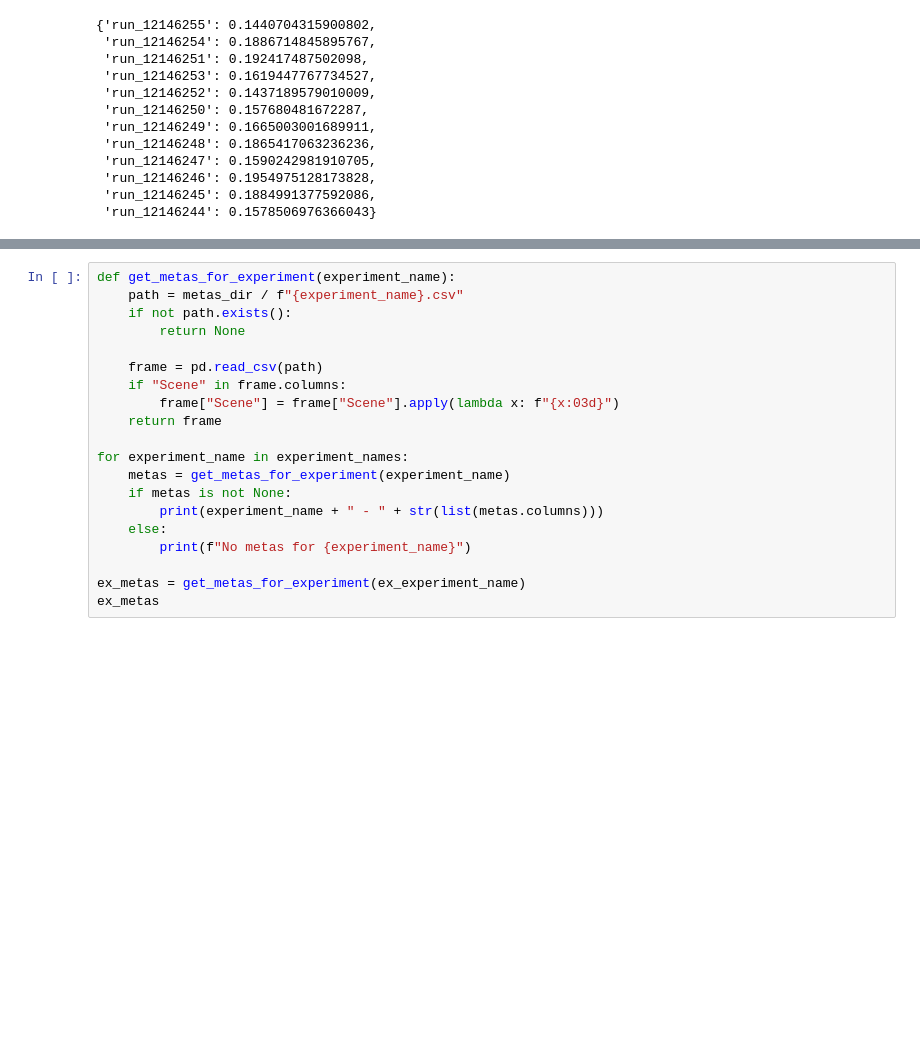
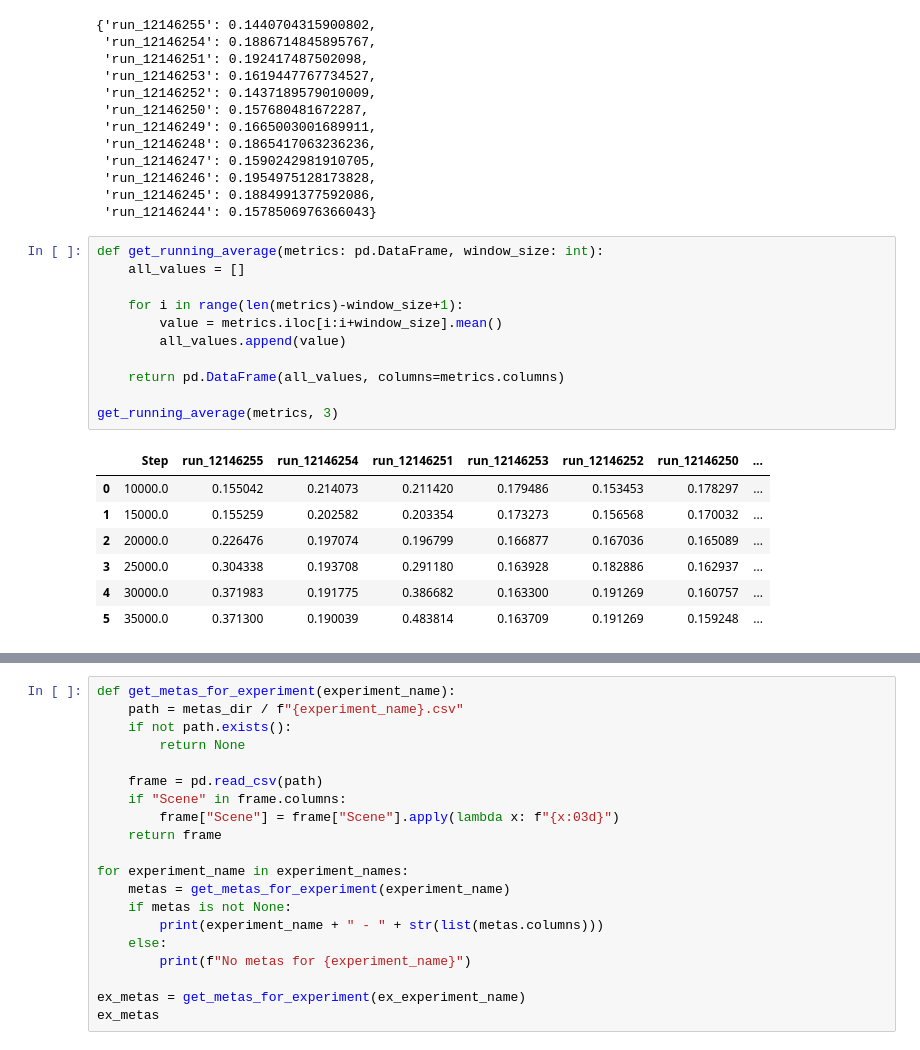
Before and after one commit to gasparyanartur/neurad-diffusion, a Jupyter notebook: experiments/metrics.ipynb, the cells around one changed output, grey strips where cells are left out. Drawn from its saved outputs; the diff is of its cells as text; blank space fills up the shorter version.

```diff
--- a/experiments/metrics.ipynb
+++ b/experiments/metrics.ipynb
@@ -185,4 +186,23 @@ get_best_values(metrics, best_steps)
  'run_12146246': 0.1954975128173828,
  'run_12146245': 0.1884991377592086,
  'run_12146244': 0.1578506976366043}
+# %%
+def get_running_average(metrics: pd.DataFrame, window_size: int):
+    all_values = []
+
+    for i in range(len(metrics)-window_size+1):
+        value = metrics.iloc[i:i+window_size].mean()
+        all_values.append(value)
+
+    return pd.DataFrame(all_values, columns=metrics.columns)
+
+get_running_average(metrics, 3)
+# %% [output]
+|  | Step | run_12146255 | run_12146254 | run_12146251 | run_12146253 | run_12146252 | run_12146250 | ... |
+| 0 | 10000.0 | 0.155042 | 0.214073 | 0.211420 | 0.179486 | 0.153453 | 0.178297 | ... |
+| 1 | 15000.0 | 0.155259 | 0.202582 | 0.203354 | 0.173273 | 0.156568 | 0.170032 | ... |
+| 2 | 20000.0 | 0.226476 | 0.197074 | 0.196799 | 0.166877 | 0.167036 | 0.165089 | ... |
+| 3 | 25000.0 | 0.304338 | 0.193708 | 0.291180 | 0.163928 | 0.182886 | 0.162937 | ... |
+| 4 | 30000.0 | 0.371983 | 0.191775 | 0.386682 | 0.163300 | 0.191269 | 0.160757 | ... |
+| 5 | 35000.0 | 0.371300 | 0.190039 | 0.483814 | 0.163709 | 0.191269 | 0.159248 | ... |
 # %%
```
Also changed, not shown: parts of 8 cells of this notebook, 8 other files.
